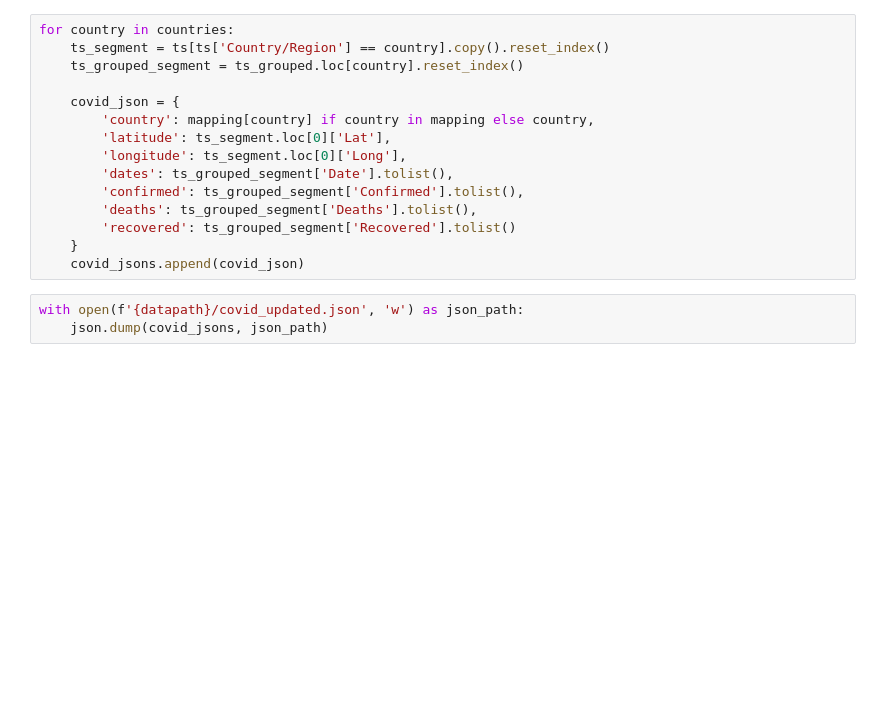
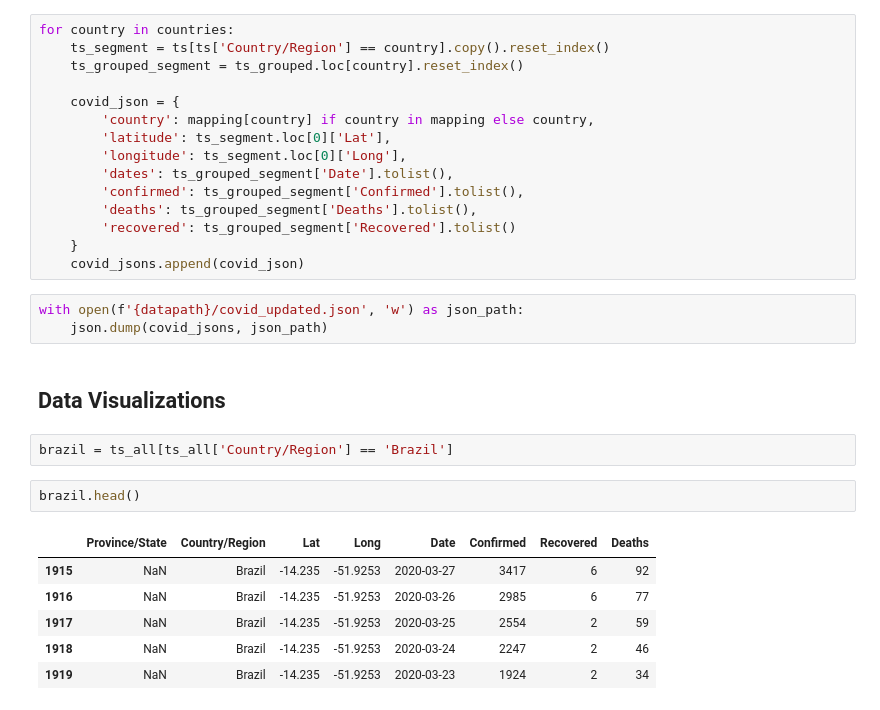
Before and after one commit to juliobguedes/covid, a Jupyter notebook: notebooks/Generation - Johns Hopkins Dataset.ipynb, the cells around one changed output. Saved outputs shown, nothing was run; the diff lists cells and outputs as text; blank space fills up the shorter version.

```diff
--- a/notebooks/Generation - Johns Hopkins Dataset.ipynb
+++ b/notebooks/Generation - Johns Hopkins Dataset.ipynb
@@ -245,3 +245,16 @@ for country in countries:
 # %%
 with open(f'{datapath}/covid_updated.json', 'w') as json_path:
     json.dump(covid_jsons, json_path)
+# %% [markdown]
+## Data Visualizations
+# %%
+brazil = ts_all[ts_all['Country/Region'] == 'Brazil']
+# %%
+brazil.head()
+# %% [output]
+|  | Province/State | Country/Region | Lat | Long | Date | Confirmed | Recovered | Deaths |
+| 1915 | NaN | Brazil | -14.235 | -51.9253 | 2020-03-27 | 3417 | 6 | 92 |
+| 1916 | NaN | Brazil | -14.235 | -51.9253 | 2020-03-26 | 2985 | 6 | 77 |
+| 1917 | NaN | Brazil | -14.235 | -51.9253 | 2020-03-25 | 2554 | 2 | 59 |
+| 1918 | NaN | Brazil | -14.235 | -51.9253 | 2020-03-24 | 2247 | 2 | 46 |
+| 1919 | NaN | Brazil | -14.235 | -51.9253 | 2020-03-23 | 1924 | 2 | 34 |
```
Also changed, not shown: 26 other files.
